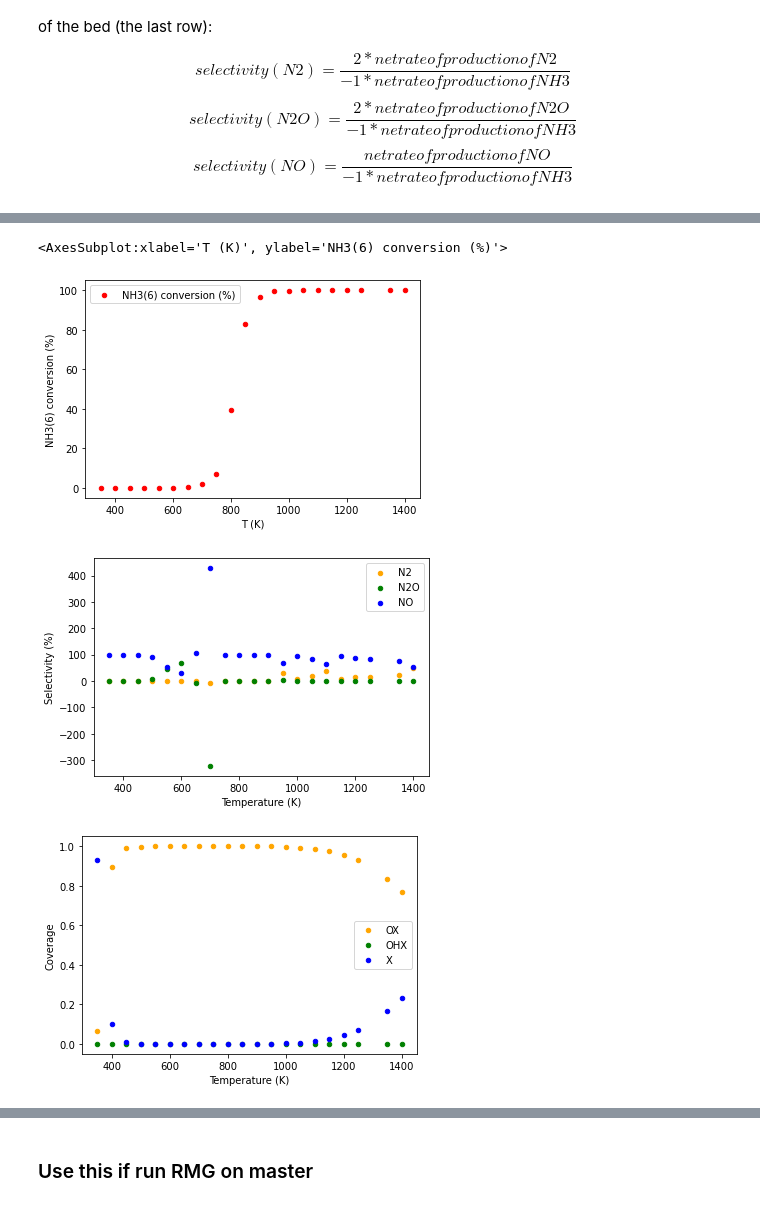
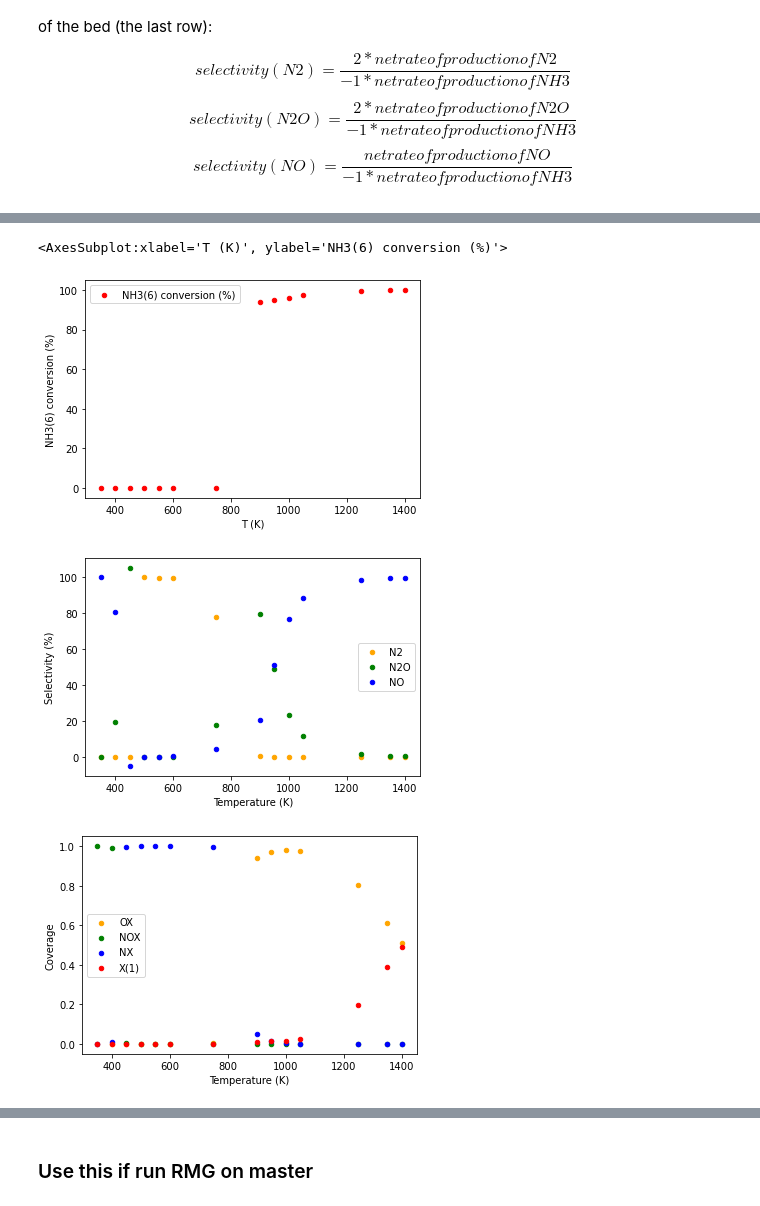
Before and after one commit to Tingchenlee/schneider, a Jupyter notebook: No_Gas_Reactions/Analyze_CSTR_temp.ipynb, the cells around one changed output, grey strips where cells are left out. Cells and saved outputs as stored; diff of their text form; code cells hidden in the pictures.

```diff
--- a/No_Gas_Reactions/Analyze_CSTR_temp.ipynb
+++ b/No_Gas_Reactions/Analyze_CSTR_temp.ipynb
@@ -19,7 +19,7 @@ from rmgpy.data.base import Database
 # %%
 #Input file
 rmg_model_path = '../../ammonia/'
-analysis_path = '../results/Pt111/temp'
+analysis_path = '../No_Gas_Reactions/results/Pt111/temp'
 # %%
 #Git-python: checkout master branch
 import git
@@ -81,7 +97,7 @@ if one_commit == True:
 
 for commit in commit_list:
     first_file = True
-    for path in Path(f"../schnedier/nogas/{current_commit}").rglob('*.csv'):
+    for path in Path(f"../No_Gas_Reactions/results/Pt111/temp/{current_commit}").rglob('*.csv'):
         path_str = str(path)
         if os.stat(path_str).st_size >= 1e6:
             if first_file == True:
@@ -135,27 +143,18 @@ $$ selectivity(NO)  = \frac{  net rate of production of NO}{-1 * net rate of pro
 for commit in commit_list:
     data_dict[commit]['NH3(6) conversion (%)']= 100*(data_dict[commit]['X_nh3 initial'] - data_dict[commit]['NH3(6)'])/data_dict[commit]['X_nh3 initial']
 
-    S_N2 = ((2)*(data_dict[commit]['N2(4) ROP [kmol/m^3 s]']+data_dict[commit]['N2(4) surface ROP [kmol/m^2 s]'])/
-            (data_dict[commit]['NH3(6) ROP [kmol/m^3 s]']+ data_dict[commit]['NH3(6) surface ROP [kmol/m^2 s]']))
-
-    S_NO = ((1)*(data_dict[commit]['NO(5) ROP [kmol/m^3 s]']+data_dict[commit]['NO(5) surface ROP [kmol/m^2 s]'])/
-            (data_dict[commit]['NH3(6) ROP [kmol/m^3 s]']+ data_dict[commit]['NH3(6) surface ROP [kmol/m^2 s]']))
-
-    S_N2O = ((2)*(data_dict[commit]['N2O(7) ROP [kmol/m^3 s]']+data_dict[commit]['N2O(7) surface ROP [kmol/m^2 s]'])/
-            (data_dict[commit]['NH3(6) ROP [kmol/m^3 s]']+ data_dict[commit]['NH3(6) surface ROP [kmol/m^2 s]']))
+    S_N2 = (-2)*(data_dict[commit]['N2(4) ROP [kmol/m^3 s]']+data_dict[commit]['N2(4) surface ROP [kmol/m^2 s]'])
+    S_NO = (-1)*(data_dict[commit]['NO(5) ROP [kmol/m^3 s]']+data_dict[commit]['NO(5) surface ROP [kmol/m^2 s]'])
+    S_N2O = (-2)*(data_dict[commit]['N2O(7) ROP [kmol/m^3 s]']+data_dict[commit]['N2O(7) surface ROP [kmol/m^2 s]'])
 
     data_dict[commit]['N2(4) Selectivity (%)'] = 100*S_N2 / (S_N2 + S_NO + S_N2O)
     data_dict[commit]['NO(5) Selectivity (%)'] = 100*S_NO / (S_N2 + S_NO + S_N2O)
     data_dict[commit]['N2O(7) Selectivity (%)'] = 100*S_N2O / (S_N2 + S_NO + S_N2O)
 
-    data_dict[commit]['OX Coverage']=data_dict[commit]['OX']/(data_dict[commit]['OX'] + data_dict[commit]['OHX']+ data_dict[commit]['X(1)'])
-    data_dict[commit]['OHX Coverage']=data_dict[commit]['OHX']/(data_dict[commit]['OX'] + data_dict[commit]['OHX']+ data_dict[commit]['X(1)'])
-    data_dict[commit]['X(1) Coverage']=data_dict[commit]['X(1)']/(data_dict[commit]['OX'] + data_dict[commit]['OHX']+ data_dict[commit]['X(1)'])
-
-    data_dict[commit]['NOX Coverage']=data_dict[commit]['NOX']/(data_dict[commit]['NOX'] + data_dict[commit]['NX']+ data_dict[commit]['NH3X']+ data_dict[commit]['X(1)'])
-    data_dict[commit]['NX Coverage']=data_dict[commit]['NX']/(data_dict[commit]['NOX'] + data_dict[commit]['NX']+ data_dict[commit]['NH3X']+ data_dict[commit]['X(1)'])
-    data_dict[commit]['NH3X Coverage']=data_dict[commit]['NH3X']/(data_dict[commit]['NOX'] + data_dict[commit]['NX']+ data_dict[commit]['NH3X']+ data_dict[commit]['X(1)'])
-    data_dict[commit]['X Coverage']=data_dict[commit]['X(1)']/(data_dict[commit]['NOX'] + data_dict[commit]['NX']+ data_dict[commit]['NH3X']+ data_dict[commit]['X(1)'])
+    data_dict[commit]['OX Coverage']=data_dict[commit]['OX']/(data_dict[commit]['OX'] + data_dict[commit]['NX'] + data_dict[commit]['NOX']+  data_dict[commit]['X(1)'])
+    data_dict[commit]['NOX Coverage']=data_dict[commit]['NOX']/(data_dict[commit]['OX'] + data_dict[commit]['NX'] + data_dict[commit]['NOX']+  data_dict[commit]['X(1)'])
+    data_dict[commit]['NX Coverage']=data_dict[commit]['NX']/(data_dict[commit]['OX'] + data_dict[commit]['NX'] + data_dict[commit]['NOX']+  data_dict[commit]['X(1)'])
+    data_dict[commit]['X Coverage']=data_dict[commit]['X(1)']/(data_dict[commit]['OX'] + data_dict[commit]['NX'] + data_dict[commit]['NOX']+  data_dict[commit]['X(1)'])
 # %%
 data_dict[commit].to_csv("schnedier_temp.csv")
 data_dict[commit]
@@ -182,7 +179,7 @@ data_dict[commit]
 data_dict[commit].plot.scatter(x='T (K)',y='NH3(6) conversion (%)',label='NH3(6) conversion (%)',color="r")
 # %% [output]
 <AxesSubplot:xlabel='T (K)', ylabel='NH3(6) conversion (%)'>
-[figure, old version]
+[figure, new version]
 # %%
 ax1 = data_dict[commit].plot.scatter(x='T (K)',y='N2(4) Selectivity (%)',
                                      label='N2',color="orange")
@@ -194,16 +191,18 @@ ax1.set_xlabel("Temperature (K)")
 ax1.set_ylabel("Selectivity (%)")
 plt.show()
 # %% [output]
-[figure, old version]
+[figure, new version]
 # %%
 ax1 = data_dict[commit].plot.scatter(x='T (K)',y='OX Coverage',
                                      label='OX',color="orange")
-ax2 = data_dict[commit].plot.scatter(x='T (K)',y='OHX Coverage',
-                                     label='OHX',color='g', ax=ax1)
-ax3 = data_dict[commit].plot.scatter(x='T (K)',y='X(1) Coverage',
-                                     label='X',color='blue', ax=ax1)
+ax2 = data_dict[commit].plot.scatter(x='T (K)',y='NOX Coverage',
+                                     label='NOX',color='g', ax=ax1)
+ax3 = data_dict[commit].plot.scatter(x='T (K)',y='NX Coverage',
+                                     label='NX',color='blue', ax=ax1)
+ax4 = data_dict[commit].plot.scatter(x='T (K)',y='X Coverage',
+                                     label='X(1)',color='r', ax=ax1)
 ax1.set_xlabel("Temperature (K)")
 ax1.set_ylabel("Coverage")
 plt.show()
 # %% [output]
-[figure, old version]
+[figure, new version]
```
Also changed, not shown: parts of 10 cells of this notebook, 3 other files.
